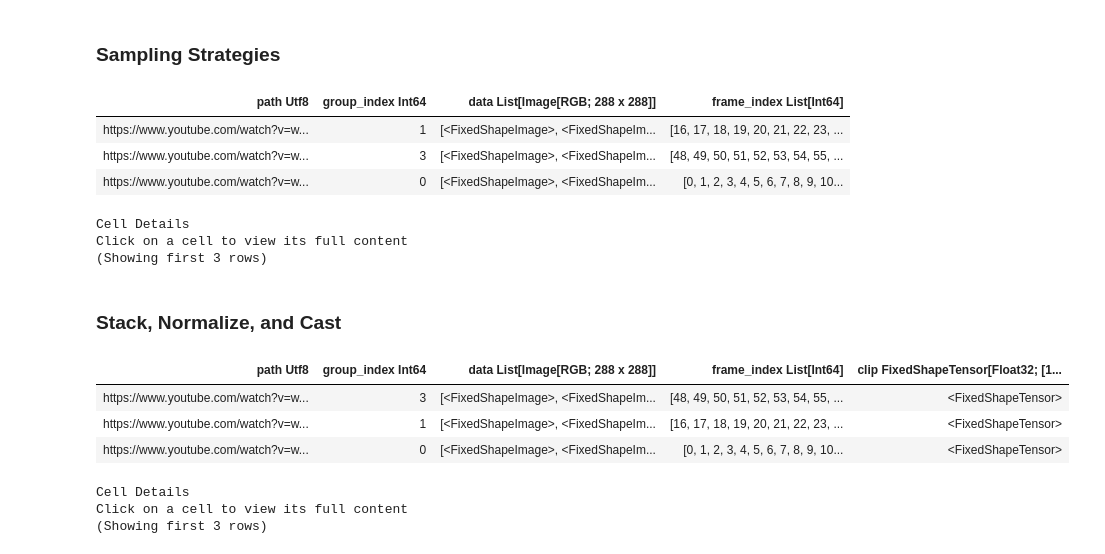
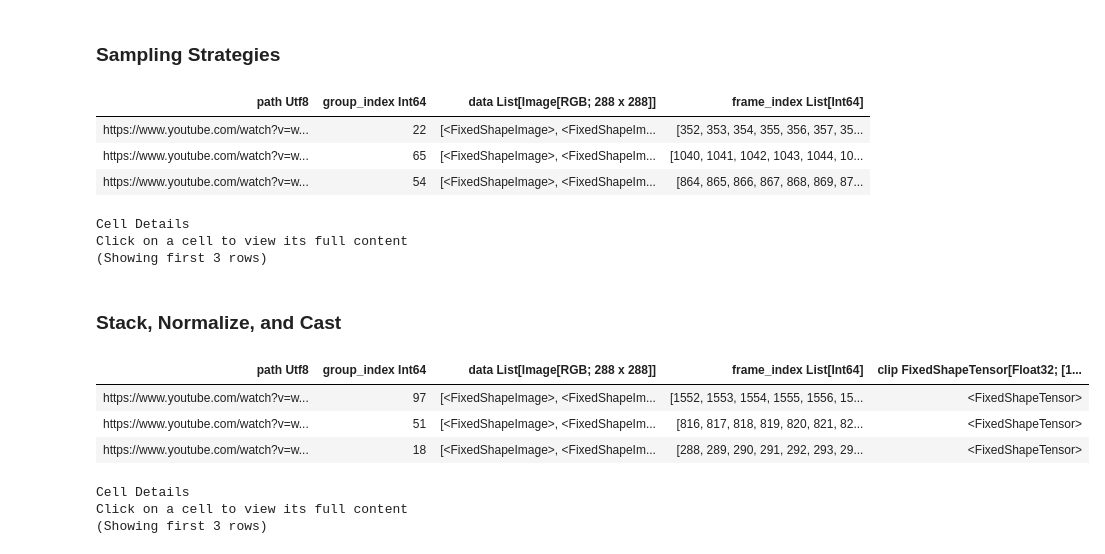
Before and after one commit to everettVT/daft-video-embeddings, a Jupyter notebook: workload/video_embeddings_videoprism.ipynb, the cells around one changed output. Drawn from its saved outputs; the diff is of its cells as text; code cells hidden in the pictures.

```diff
--- a/workload/video_embeddings_videoprism.ipynb
+++ b/workload/video_embeddings_videoprism.ipynb
@@ -84,5 +117,5 @@ df_frames = daft.read_video_frames(
     PATHS,
     image_height=H,
     image_width=W,
-).limit(64).collect()
+).limit(2048).collect()
 # %% [output]
@@ -104,16 +137,16 @@ df_grouped = (
 df_grouped.show(3)
 # %% [output]
 | path Utf8 | group_index Int64 | data List[Image[RGB; 288 x 288]] | frame_index List[Int64] |
-| https://www.youtube.com/watch?v=w... | 1 | [<FixedShapeImage>, <FixedShapeIm... | [16, 17, 18, 19, 20, 21, 22, 23, ... |
-| https://www.youtube.com/watch?v=w... | 3 | [<FixedShapeImage>, <FixedShapeIm... | [48, 49, 50, 51, 52, 53, 54, 55, ... |
-| https://www.youtube.com/watch?v=w... | 0 | [<FixedShapeImage>, <FixedShapeIm... | [0, 1, 2, 3, 4, 5, 6, 7, 8, 9, 10... |
+| https://www.youtube.com/watch?v=w... | 22 | [<FixedShapeImage>, <FixedShapeIm... | [352, 353, 354, 355, 356, 357, 35... |
+| https://www.youtube.com/watch?v=w... | 65 | [<FixedShapeImage>, <FixedShapeIm... | [1040, 1041, 1042, 1043, 1044, 10... |
+| https://www.youtube.com/watch?v=w... | 54 | [<FixedShapeImage>, <FixedShapeIm... | [864, 865, 866, 867, 868, 869, 87... |
 Cell Details
 Click on a cell to view its full content
 (Showing first 3 rows)
 # %% [markdown]
 ### Stack, Normalize, and Cast
 # %%
-@daft.func(return_dtype=dt.tensor(dt.float32(), shape=(1, 16,288, 288, 3)))
+@daft.func(return_dtype=dt.tensor(dt.float32(), shape=(16,288, 288, 3)))
 def stack_clip(frames: list[np.ndarray], indices: list[int], clip_size: int):
     """Stacks a list of frames into a single numpy array
 
@@ -135,37 +168,37 @@ def stack_clip(frames: list[np.ndarray], indices: list[int], clip_size: int):
     2. Sort by frame_index inside the group-level UDF, then stack.
     3. Normalize and cast in one step.
     4. Add a batch dimension and return.
 
     """
 
     # Don't assume frames are sorted already:
     order = np.argsort(np.asarray(indices))
 
     # Convert Daft Image to np.ndarray
     def to_np(x):
         if hasattr(x, "to_numpy"):
             return x.to_numpy()          # Daft Image -> np.ndarray (H,W,C) uint8
         return np.asarray(x)
 
     # Sort frames by frame_index
     frames_sorted = [to_np(frames[i]) for i in order]
 
     # Ensure Tails are padded with duplicates
     if len(order) < clip_size:
         frames_sorted.extend([frames_sorted[-1]] * (clip_size - len(order)))
 
     # Stack, Normalize, and Cast in one step
     x = np.stack(frames_sorted[:clip_size], axis=0).astype(np.float32) / 255.0 # (T,H,W,3) float32 in [0,1]
 
-    return x[None, ...] # [1,T,H,W,C] where T=clip_size
+    return x # [1,T,H,W,C] where T=clip_size
 
 df_clips = df_grouped.with_column("clip", stack_clip(df_grouped["data"], df_grouped["frame_index"], clip_size=T))
 df_clips.show(3)
 # %% [output]
 | path Utf8 | group_index Int64 | data List[Image[RGB; 288 x 288]] | frame_index List[Int64] | clip FixedShapeTensor[Float32; [1... |
-| https://www.youtube.com/watch?v=w... | 3 | [<FixedShapeImage>, <FixedShapeIm... | [48, 49, 50, 51, 52, 53, 54, 55, ... | <FixedShapeTensor> |
-| https://www.youtube.com/watch?v=w... | 1 | [<FixedShapeImage>, <FixedShapeIm... | [16, 17, 18, 19, 20, 21, 22, 23, ... | <FixedShapeTensor> |
-| https://www.youtube.com/watch?v=w... | 0 | [<FixedShapeImage>, <FixedShapeIm... | [0, 1, 2, 3, 4, 5, 6, 7, 8, 9, 10... | <FixedShapeTensor> |
+| https://www.youtube.com/watch?v=w... | 97 | [<FixedShapeImage>, <FixedShapeIm... | [1552, 1553, 1554, 1555, 1556, 15... | <FixedShapeTensor> |
+| https://www.youtube.com/watch?v=w... | 51 | [<FixedShapeImage>, <FixedShapeIm... | [816, 817, 818, 819, 820, 821, 82... | <FixedShapeTensor> |
+| https://www.youtube.com/watch?v=w... | 18 | [<FixedShapeImage>, <FixedShapeIm... | [288, 289, 290, 291, 292, 293, 29... | <FixedShapeTensor> |
 Cell Details
 Click on a cell to view its full content
 (Showing first 3 rows)
```
Also changed, not shown: parts of 15 cells of this notebook.
